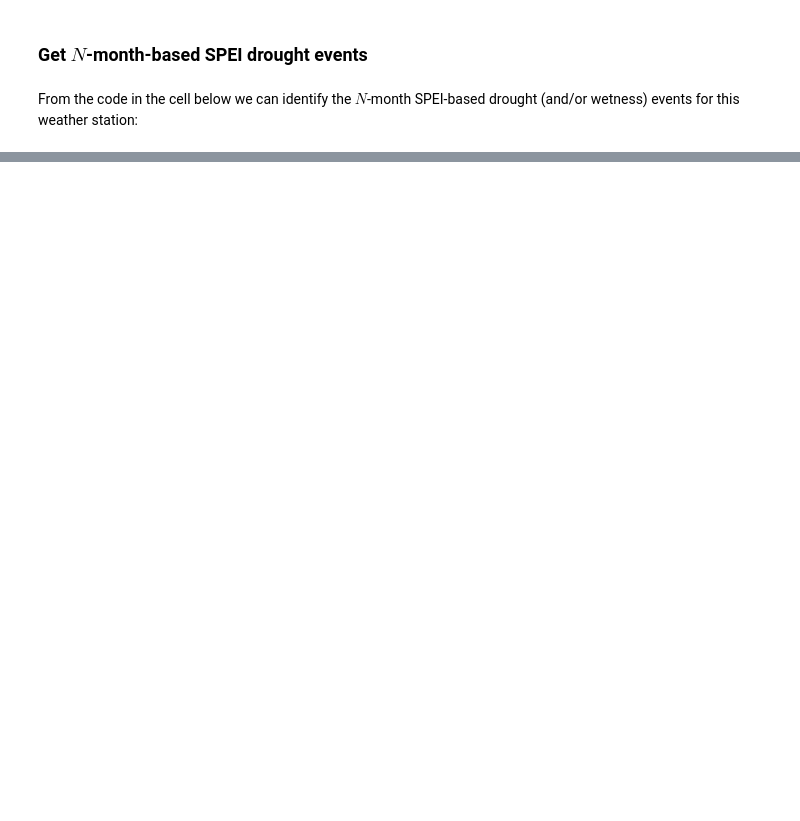
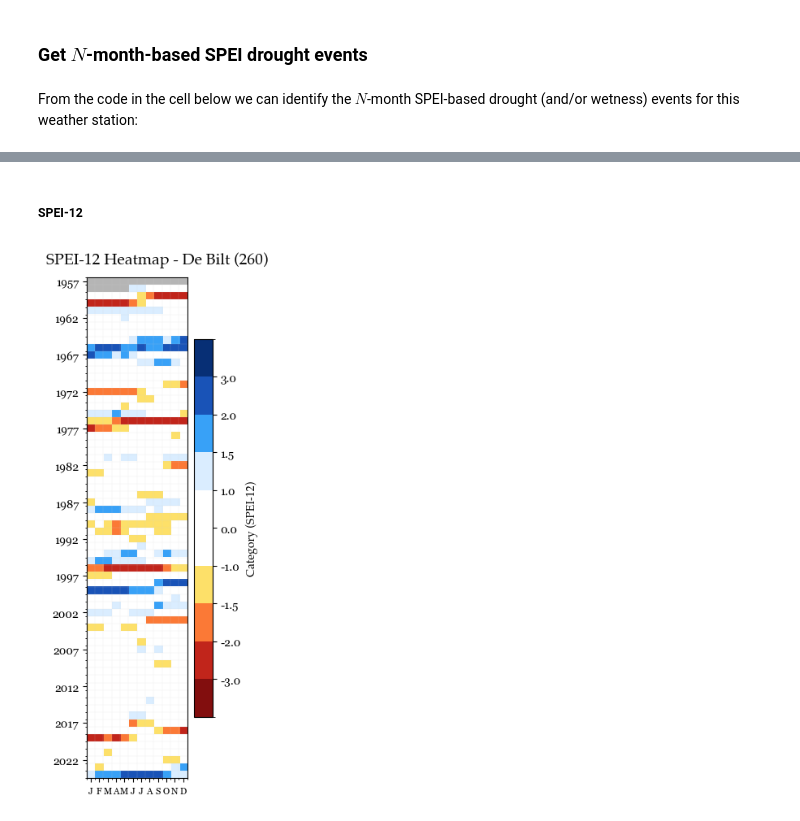
Before and after one commit to tomrooijakkers/data-science-portfolio, a Jupyter notebook: knmi-weather/03-knmi_drought_analysis.ipynb, the cells around one changed output, grey strips where cells are left out. Cells and saved outputs as stored; diff of their text form; code cells hidden in the pictures; blank space fills up the shorter version.

```diff
--- a/knmi-weather/03-knmi_drought_analysis.ipynb
+++ b/knmi-weather/03-knmi_drought_analysis.ipynb
@@ -2271,0 +2349,10 @@ plt.show()
+# %% [markdown]
+##### SPEI-12
+# %%
+# Generate the heatmap plot
+ax = generate_spei_heatmap_plot(new_stn, 12)
+
+# Show the plot
+plt.show()
+# %% [output]
+[figure, added]
```
Also changed, not shown: parts of 76 cells of this notebook, 3 other files.
